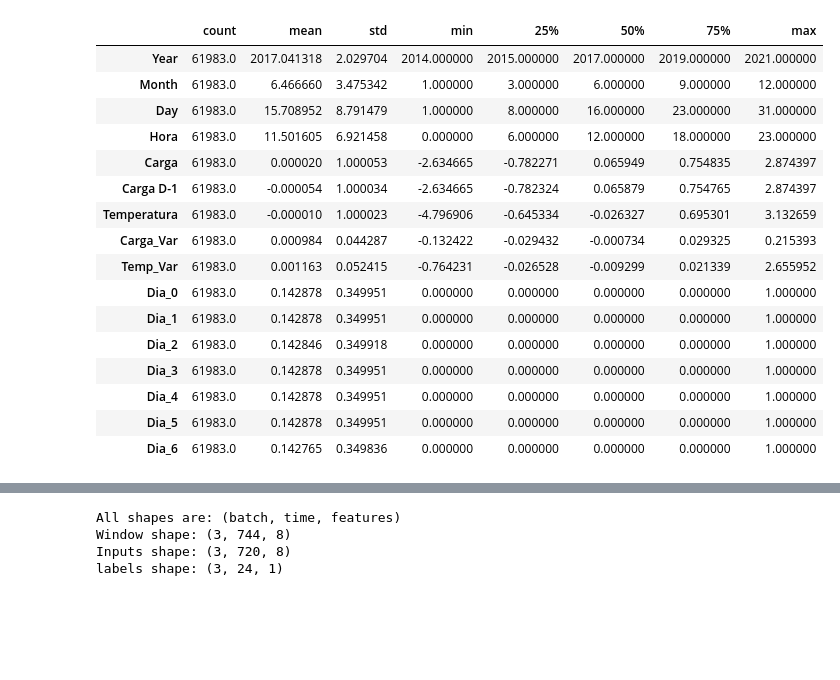
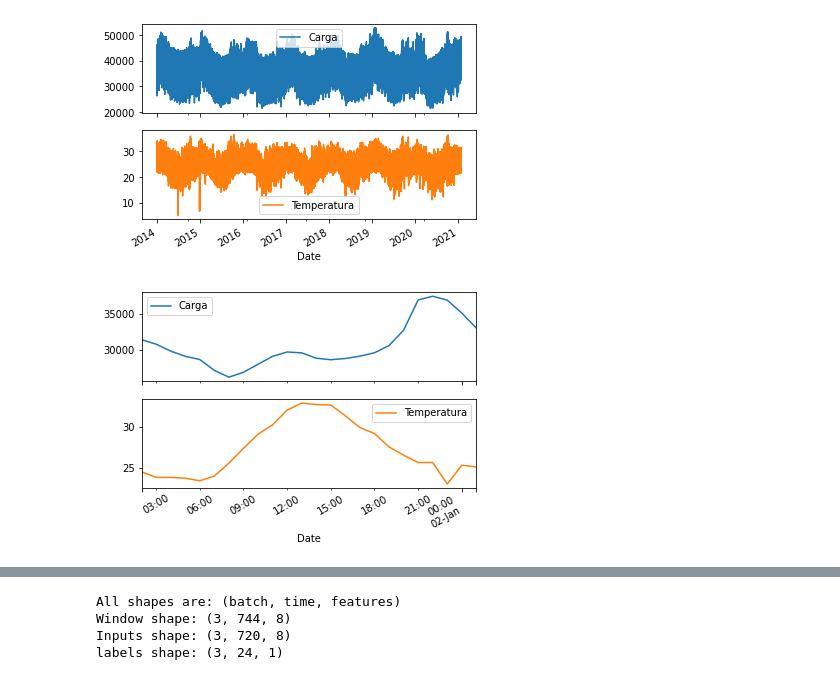
Before and after one commit to Abonvicine/ESTUDOS---Gerais, a Jupyter notebook: TG_Previsão_de_carga.ipynb, the cells around one changed output, grey strips where cells are left out. Drawn from its saved outputs; the diff is of its cells as text; code cells hidden in the pictures; blank space fills up the shorter version.

```diff
--- a/TG_Previsão_de_carga.ipynb
+++ b/TG_Previsão_de_carga.ipynb
@@ -85,44 +100,31 @@ def baseNormalizer(dataset, normalizer, normalize_fit = True):
 # %%
-historico, correlation = basePreprocessing(historicoCarga,historicoTemperatura)
-historico, normalizadorCarga, normalizadorTemp = baseNormalizer(historico,StandardScaler())
+historico, timestamp = basePreprocessing(historicoCarga,historicoTemperatura)
 historico = historico.dropna()
 
 cols = [
-    'Year',
-    'Month',
-    'Day',
-    'Hora',
+    'Date',
+    'Day sin',
+    'Day cos',
+    'Week sin',
+    'Week cos',
+    'Year sin',
+    'Year cos',
     'Carga',
-    'Carga D-1',
     'Temperatura',
-    'Carga_Var',
-    'Temp_Var',
-    'Dia_0',
-    'Dia_1',
-    'Dia_2',
-    'Dia_3',
-    'Dia_4',
-    'Dia_5',
-    'Dia_6']
+    ]
 
 historico = historico[cols]
 base = historico.values
-historico.describe().transpose()
+historico
-# %% [output]
-|  | count | mean | std | min | 25% | 50% | 75% | max |
-| Year | 61983.0 | 2017.041318 | 2.029704 | 2014.000000 | 2015.000000 | 2017.000000 | 2019.000000 | 2021.000000 |
-| Month | 61983.0 | 6.466660 | 3.475342 | 1.000000 | 3.000000 | 6.000000 | 9.000000 | 12.000000 |
-| Day | 61983.0 | 15.708952 | 8.791479 | 1.000000 | 8.000000 | 16.000000 | 23.000000 | 31.000000 |
-| Hora | 61983.0 | 11.501605 | 6.921458 | 0.000000 | 6.000000 | 12.000000 | 18.000000 | 23.000000 |
-| Carga | 61983.0 | 0.000020 | 1.000053 | -2.634665 | -0.782271 | 0.065949 | 0.754835 | 2.874397 |
-| Carga D-1 | 61983.0 | -0.000054 | 1.000034 | -2.634665 | -0.782324 | 0.065879 | 0.754765 | 2.874397 |
-| Temperatura | 61983.0 | -0.000010 | 1.000023 | -4.796906 | -0.645334 | -0.026327 | 0.695301 | 3.132659 |
-| Carga_Var | 61983.0 | 0.000984 | 0.044287 | -0.132422 | -0.029432 | -0.000734 | 0.029325 | 0.215393 |
-| Temp_Var | 61983.0 | 0.001163 | 0.052415 | -0.764231 | -0.026528 | -0.009299 | 0.021339 | 2.655952 |
-| Dia_0 | 61983.0 | 0.142878 | 0.349951 | 0.000000 | 0.000000 | 0.000000 | 0.000000 | 1.000000 |
-| Dia_1 | 61983.0 | 0.142878 | 0.349951 | 0.000000 | 0.000000 | 0.000000 | 0.000000 | 1.000000 |
-| Dia_2 | 61983.0 | 0.142846 | 0.349918 | 0.000000 | 0.000000 | 0.000000 | 0.000000 | 1.000000 |
-| Dia_3 | 61983.0 | 0.142878 | 0.349951 | 0.000000 | 0.000000 | 0.000000 | 0.000000 | 1.000000 |
-| Dia_4 | 61983.0 | 0.142878 | 0.349951 | 0.000000 | 0.000000 | 0.000000 | 0.000000 | 1.000000 |
-| Dia_5 | 61983.0 | 0.142878 | 0.349951 | 0.000000 | 0.000000 | 0.000000 | 0.000000 | 1.000000 |
-| Dia_6 | 61983.0 | 0.142765 | 0.349836 | 0.000000 | 0.000000 | 0.000000 | 0.000000 | 1.000000 |
+# %%
+plot_cols = ['Carga', 'Temperatura']
+plot_features = historico[plot_cols]
+plot_features.index = historico["Date"]
+_ = plot_features.plot(subplots=True)
+
+plot_features = historico[plot_cols][:24]
+plot_features.index = historico["Date"][:24]
+_ = plot_features.plot(subplots=True)
+# %% [output]
+[figure, added]
+[figure, added]
```
Also changed, not shown: parts of 37 cells of this notebook.
